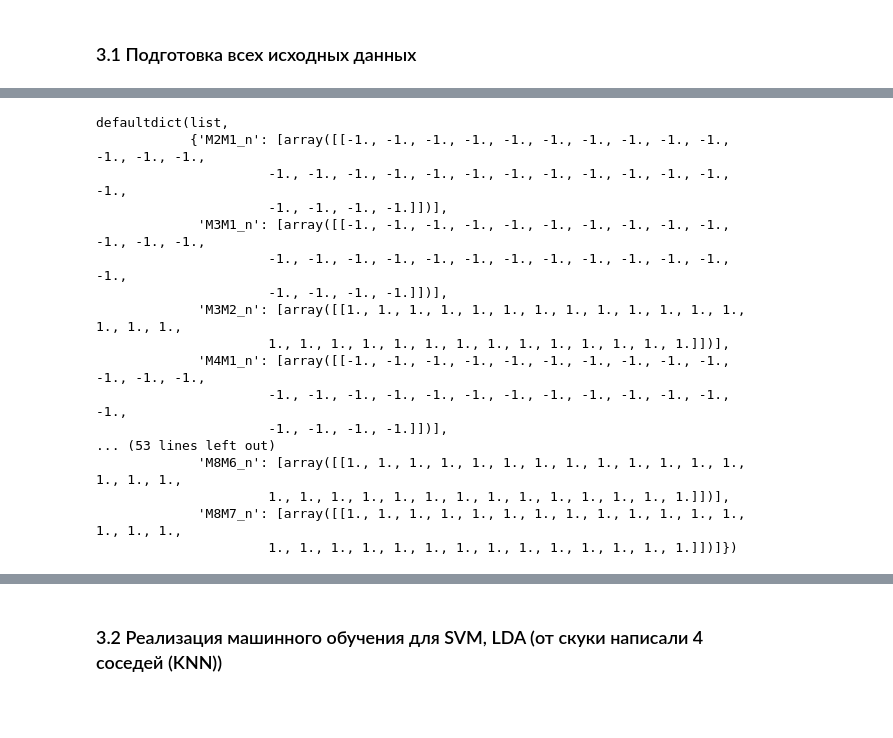
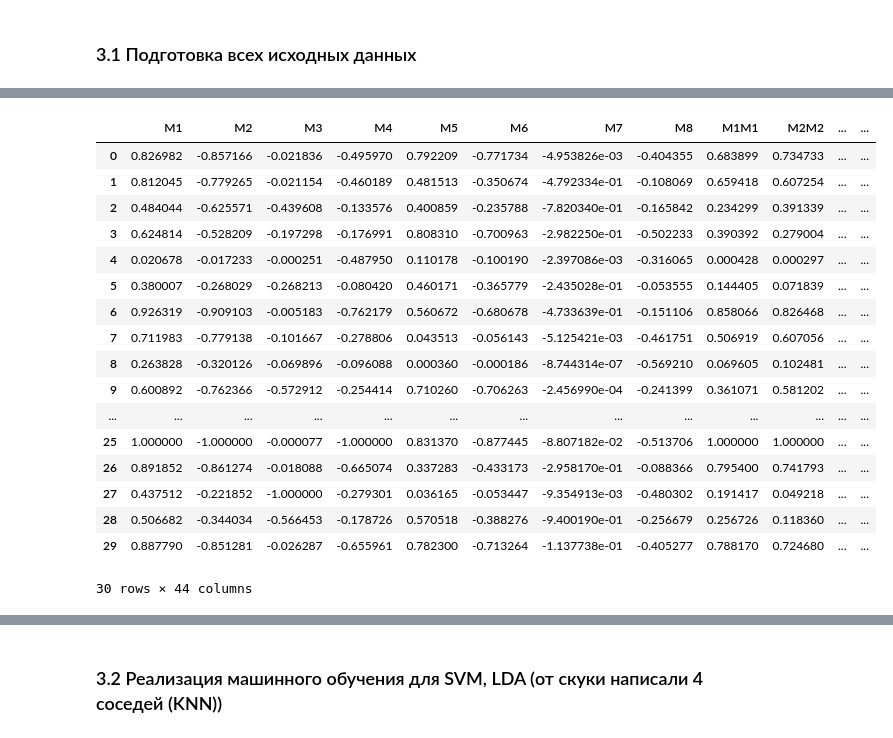
Before and after one commit to Breketov/MMPO, a Jupyter notebook: MMPO.ipynb, the cells around one changed output, grey strips where cells are left out. Cells and saved outputs as stored; diff of their text form; code cells hidden in the pictures; blank space fills up the shorter version.

```diff
--- a/MMPO.ipynb
+++ b/MMPO.ipynb
@@ -220,78 +243,58 @@ def macroparams(data_strat):
       collect['M1'].append(sigma1*(Aj[i] + D))
       collect['M2'].append(-sigma2*(Aj[i] + D + Bj[i]/2))
       collect['M3'].append(-2*(np.pi*Bj[i])**2)
       collect['M4'].append(-((Aj[i] + D0)**2 + (Bj[i]**2)/2))
       collect['M5'].append(sigma1*(Aa[i] + D))
       collect['M6'].append(-sigma2*(Aa[i] + D + Ba[i]/2))
       collect['M7'].append(-2*(np.pi*Ba[i])**2)
       collect['M8'].append(-((Aa[i] + D0)**2 + (Ba[i]**2)/2))
    for i in range(1, 9):
       for j in range(1, 9):
          if i == j:
-            collect_M['M' + str(i) + 'M' + str(j)].append(np.array(collect['M' + str(i)])*np.array(collect['M' + str(j)]))
+            Z = np.array(collect['M' + str(i)])*np.array(collect['M' + str(j)])
+            collect_M['M' + str(i) + 'M' + str(j)].append(Z)
          else:
             continue
    for i in range(2, 9):
       for j in range(1, i):
-         collect_MM['M' + str(i) + 'M' + str(j)].append(2*np.array(collect['M' + str(i)])*np.array(collect['M' + str(j)]))
+         Z = 2*np.array(collect['M' + str(i)])*np.array(collect['M' + str(j)])
+         collect_MM['M' + str(i) + 'M' + str(j)].append(Z)
 
    M1, M2, M3 = macro_norm(collect, collect_M, collect_MM)
    data_macro = {}
    data = pd.DataFrame(data = data_macro)
    for i in range(1, 9):
-      data['M' + str(i) + '_n'] = M1['M' + str(i) + '_n'][0]
-   """ for i in range(1, 9):
-      for j in range(1, 9):
-         if i == j:
-            data['M' + str(i) + 'M' + str(j) + '_n'] = M2['M' + str(i) + 'M' + str(j) + '_n'][0]
-         else:
-            continue """
-   """ for i in range(2, 9):
-      for j in range(1, i):
-         data['M' + str(i) + 'M' + str(j) + '_n'] = M3['M' + str(i) + 'M' + str(j) + '_n'] """
-   data.to_csv("data_macro.csv", index=False)
-   return M3
-
-# Нормализуем макропараметры для увеличения скорости классификатора
-def macro_norm(collect, collect_M, collect_MM):
-   M1 = defaultdict(list)
-   M2 = defaultdict(list)
-   M3 = defaultdict(list)
-
-   for i in range(1, 9):
-      M1['M' + str(i) + '_n'].append(np.array(collect['M' + str(i)])/max(np.abs(collect['M' + str(i)])))
-
+      data['M' + str(i)] = M1['M' + str(i) + '_n'][0]
    for i in range(1, 9):
       for j in range(1, 9):
          if i == j:
-            M2['M' + str(i) + 'M' + str(j) + '_n'].append(np.array(collect_M['M' + str(i) + 'M' + str(j)])/max(np.abs(collect_M['M' + str(i) + 'M' + str(j)])))
+            data['M' + str(i) + 'M' + str(j)] = M2['M' + str(i) + 'M' + str(j) + '_n'][0]
          else:
             continue
-
    for i in range(2, 9):
       for j in range(1, i):
-         M3['M' + str(i) + 'M' + str(j) + '_n'].append(np.array(collect_MM['M' + str(i) + 'M' + str(j)])/max(np.abs(collect_MM['M' + str(i) + 'M' + str(j)])))
-
-   return M1, M2, M3
-
+         data['M' + str(i) + 'M' + str(j)] = M3['M' + str(i) + 'M' + str(j) + '_n'][0]
+   data.to_csv("data_macro.csv", index=False)
+   return data
 data = macroparams(data_strat)
 data
 # %% [output]
+|  | M1 | M2 | M3 | M4 | M5 | M6 | M7 | M8 | M1M1 | M2M2 | ... | ... |
+| 0 | 0.826982 | -0.857166 | -0.021836 | -0.495970 | 0.792209 | -0.771734 | -4.953826e-03 | -0.404355 | 0.683899 | 0.734733 | ... | ... |
+| 1 | 0.812045 | -0.779265 | -0.021154 | -0.460189 | 0.481513 | -0.350674 | -4.792334e-01 | -0.108069 | 0.659418 | 0.607254 | ... | ... |
+| 2 | 0.484044 | -0.625571 | -0.439608 | -0.133576 | 0.400859 | -0.235788 | -7.820340e-01 | -0.165842 | 0.234299 | 0.391339 | ... | ... |
+| 3 | 0.624814 | -0.528209 | -0.197298 | -0.176991 | 0.808310 | -0.700963 | -2.982250e-01 | -0.502233 | 0.390392 | 0.279004 | ... | ... |
+| 4 | 0.020678 | -0.017233 | -0.000251 | -0.487950 | 0.110178 | -0.100190 | -2.397086e-03 | -0.316065 | 0.000428 | 0.000297 | ... | ... |
+| 5 | 0.380007 | -0.268029 | -0.268213 | -0.080420 | 0.460171 | -0.365779 | -2.435028e-01 | -0.053555 | 0.144405 | 0.071839 | ... | ... |
+| 6 | 0.926319 | -0.909103 | -0.005183 | -0.762179 | 0.560672 | -0.680678 | -4.733639e-01 | -0.151106 | 0.858066 | 0.826468 | ... | ... |
+| 7 | 0.711983 | -0.779138 | -0.101667 | -0.278806 | 0.043513 | -0.056143 | -5.125421e-03 | -0.461751 | 0.506919 | 0.607056 | ... | ... |
+| 8 | 0.263828 | -0.320126 | -0.069896 | -0.096088 | 0.000360 | -0.000186 | -8.744314e-07 | -0.569210 | 0.069605 | 0.102481 | ... | ... |
+| 9 | 0.600892 | -0.762366 | -0.572912 | -0.254414 | 0.710260 | -0.706263 | -2.456990e-04 | -0.241399 | 0.361071 | 0.581202 | ... | ... |
+| ... | ... | ... | ... | ... | ... | ... | ... | ... | ... | ... | ... | ... |
+| 25 | 1.000000 | -1.000000 | -0.000077 | -1.000000 | 0.831370 | -0.877445 | -8.807182e-02 | -0.513706 | 1.000000 | 1.000000 | ... | ... |
+| 26 | 0.891852 | -0.861274 | -0.018088 | -0.665074 | 0.337283 | -0.433173 | -2.958170e-01 | -0.088366 | 0.795400 | 0.741793 | ... | ... |
+| 27 | 0.437512 | -0.221852 | -1.000000 | -0.279301 | 0.036165 | -0.053447 | -9.354913e-03 | -0.480302 | 0.191417 | 0.049218 | ... | ... |
+| 28 | 0.506682 | -0.344034 | -0.566453 | -0.178726 | 0.570518 | -0.388276 | -9.400190e-01 | -0.256679 | 0.256726 | 0.118360 | ... | ... |
+| 29 | 0.887790 | -0.851281 | -0.026287 | -0.655961 | 0.782300 | -0.713264 | -1.137738e-01 | -0.405277 | 0.788170 | 0.724680 | ... | ... |
-defaultdict(list,
-            {'M2M1_n': [array([[-1., -1., -1., -1., -1., -1., -1., -1., -1., -1., -1., -1., -1.,
-                      -1., -1., -1., -1., -1., -1., -1., -1., -1., -1., -1., -1., -1.,
-                      -1., -1., -1., -1.]])],
-             'M3M1_n': [array([[-1., -1., -1., -1., -1., -1., -1., -1., -1., -1., -1., -1., -1.,
-                      -1., -1., -1., -1., -1., -1., -1., -1., -1., -1., -1., -1., -1.,
-                      -1., -1., -1., -1.]])],
-             'M3M2_n': [array([[1., 1., 1., 1., 1., 1., 1., 1., 1., 1., 1., 1., 1., 1., 1., 1.,
-                      1., 1., 1., 1., 1., 1., 1., 1., 1., 1., 1., 1., 1., 1.]])],
-             'M4M1_n': [array([[-1., -1., -1., -1., -1., -1., -1., -1., -1., -1., -1., -1., -1.,
-                      -1., -1., -1., -1., -1., -1., -1., -1., -1., -1., -1., -1., -1.,
-                      -1., -1., -1., -1.]])],
-... (53 lines left out)
-             'M8M6_n': [array([[1., 1., 1., 1., 1., 1., 1., 1., 1., 1., 1., 1., 1., 1., 1., 1.,
-                      1., 1., 1., 1., 1., 1., 1., 1., 1., 1., 1., 1., 1., 1.]])],
-             'M8M7_n': [array([[1., 1., 1., 1., 1., 1., 1., 1., 1., 1., 1., 1., 1., 1., 1., 1.,
-                      1., 1., 1., 1., 1., 1., 1., 1., 1., 1., 1., 1., 1., 1.]])]})
+30 rows × 44 columns
 # %%
```
Also changed, not shown: parts of 7 cells of this notebook, 3 other files.
